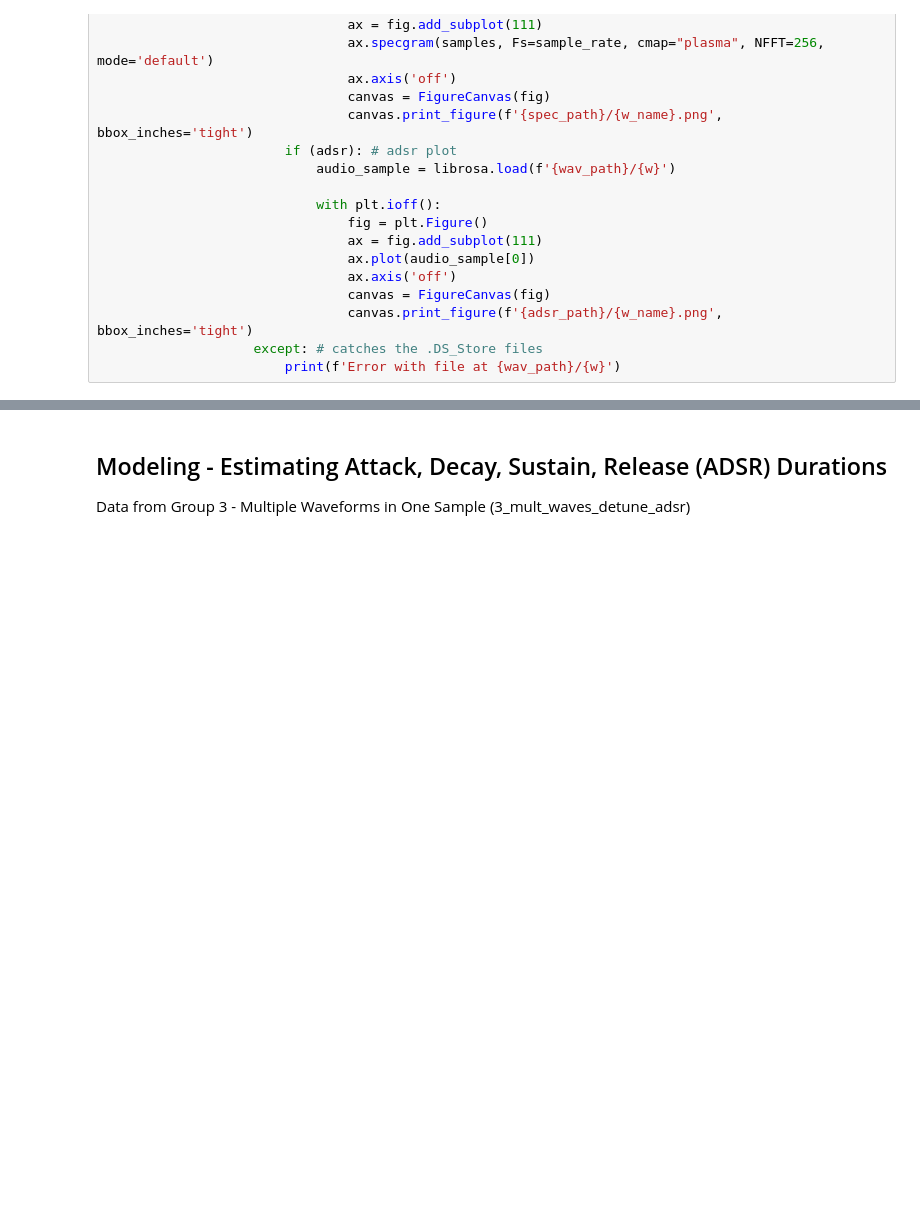
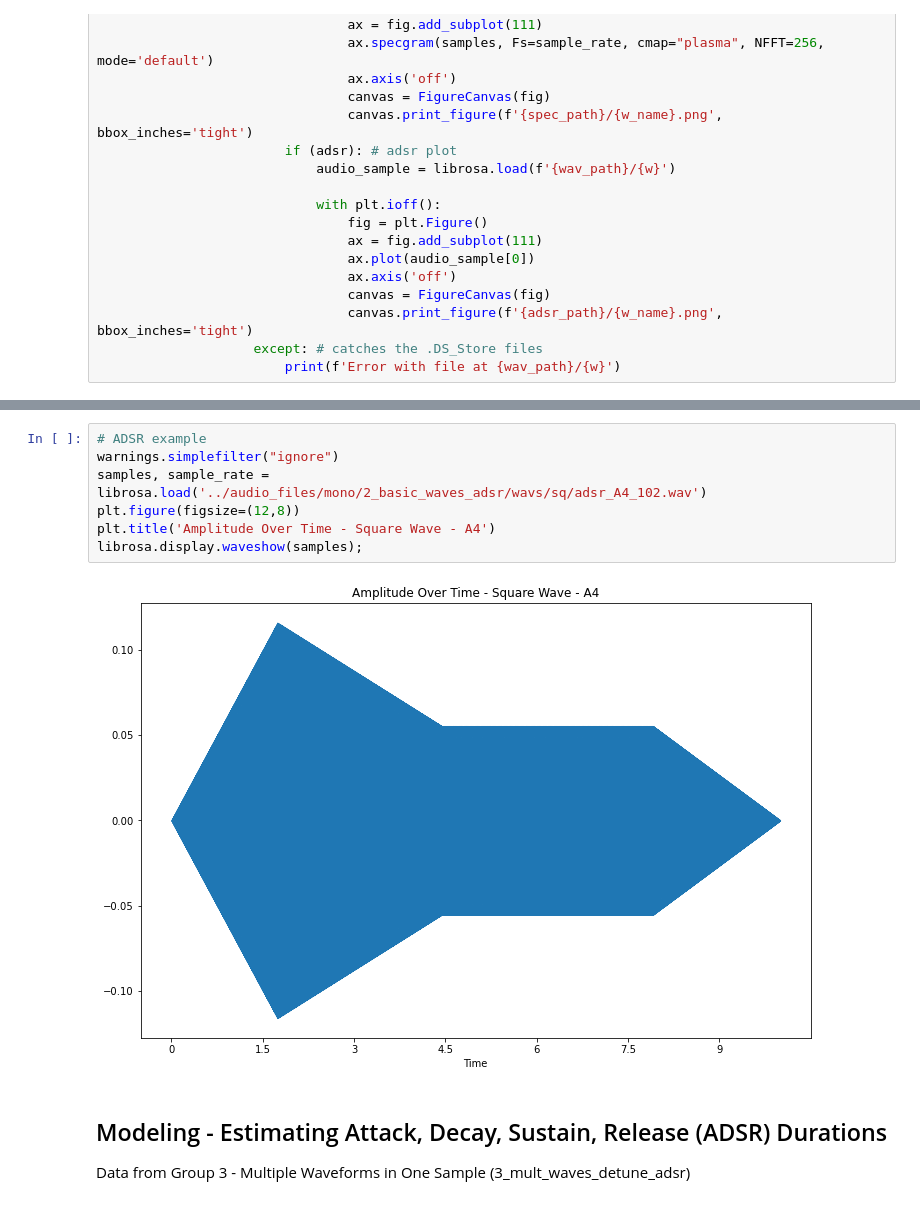
Before and after one commit to kalebts/synth-param-estimator, a Jupyter notebook: code/cnn_adsr.ipynb, the cells around one changed output, grey strips where cells are left out. Drawn from its saved outputs; the diff is of its cells as text; blank space fills up the shorter version.

```diff
--- a/code/cnn_adsr.ipynb
+++ b/code/cnn_adsr.ipynb
@@ -123,3 +132,12 @@ def wav_to_plots(folder_name, spec=False, adsr=True, subfolders=True):
+# %%
+# ADSR example
+warnings.simplefilter("ignore")
+samples, sample_rate = librosa.load('../audio_files/mono/2_basic_waves_adsr/wavs/sq/adsr_A4_102.wav')
+plt.figure(figsize=(12,8))
+plt.title('Amplitude Over Time - Square Wave - A4')
+librosa.display.waveshow(samples);
+# %% [output]
+[figure, added]
 # %% [markdown]
 ## Modeling - Estimating Attack, Decay, Sustain, Release (ADSR) Durations
 
```
Also changed, not shown: parts of 3 cells of this notebook, 2 other files.
